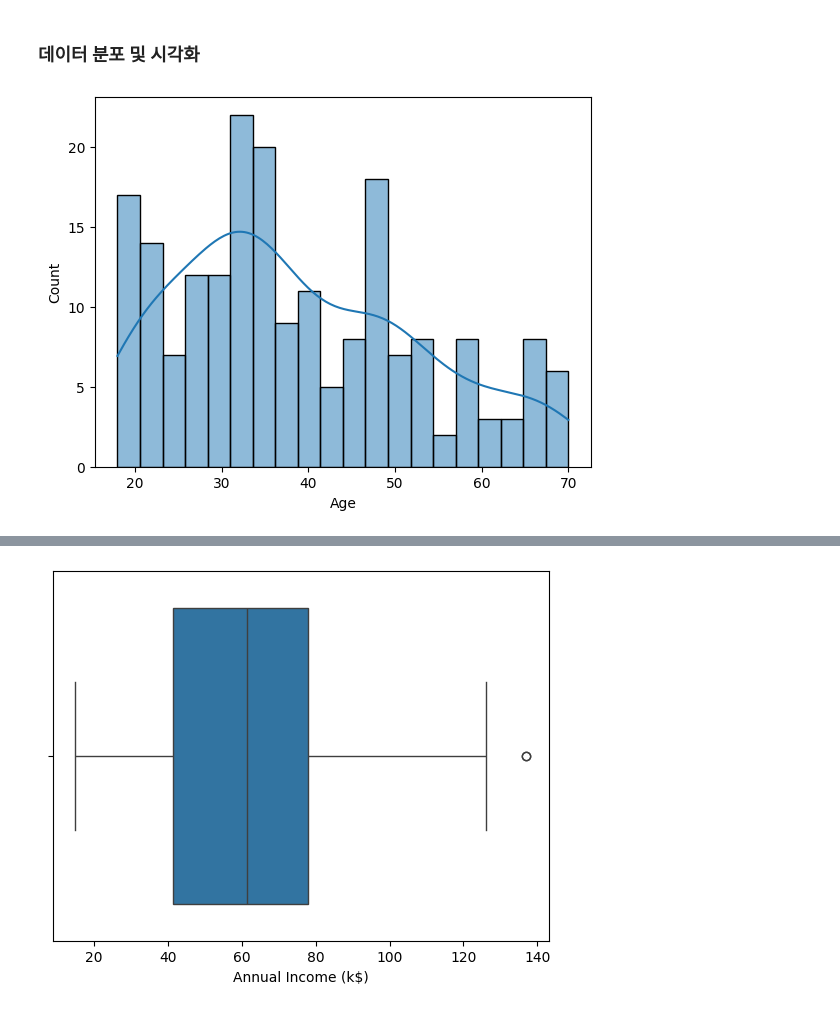
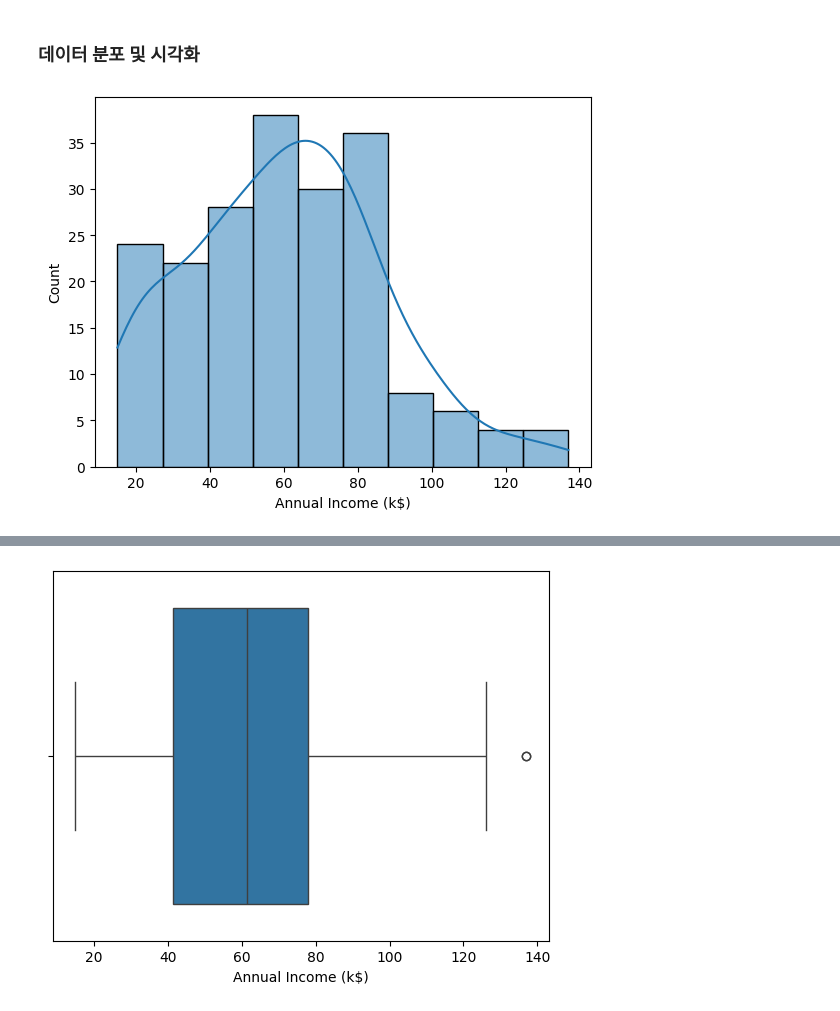
Before and after one commit to juhyeonjyu/SKRookies-ai-machine-learning, a Jupyter notebook: practice2.ipynb, the cells around one changed output, grey strips where cells are left out. Drawn from its saved outputs; the diff is of its cells as text; code cells hidden in the pictures.

```diff
--- a/practice2.ipynb
+++ b/practice2.ipynb
@@ -81,8 +81,8 @@ Index: []
 # %% [markdown]
 ### 데이터 분포 및 시각화
 # %%
-# 나이 분포 시각화
-sns.histplot(df["Age"], bins=20, kde=True)
+# 연 수입 분포 시각화
+sns.histplot(df['Annual Income (k$)'], bins=10, kde=True)
 plt.show()
 # %% [output]
-[figure, old version]
+[figure, new version]
```
Also changed, not shown: parts of 9 cells of this notebook, 2 other files.
